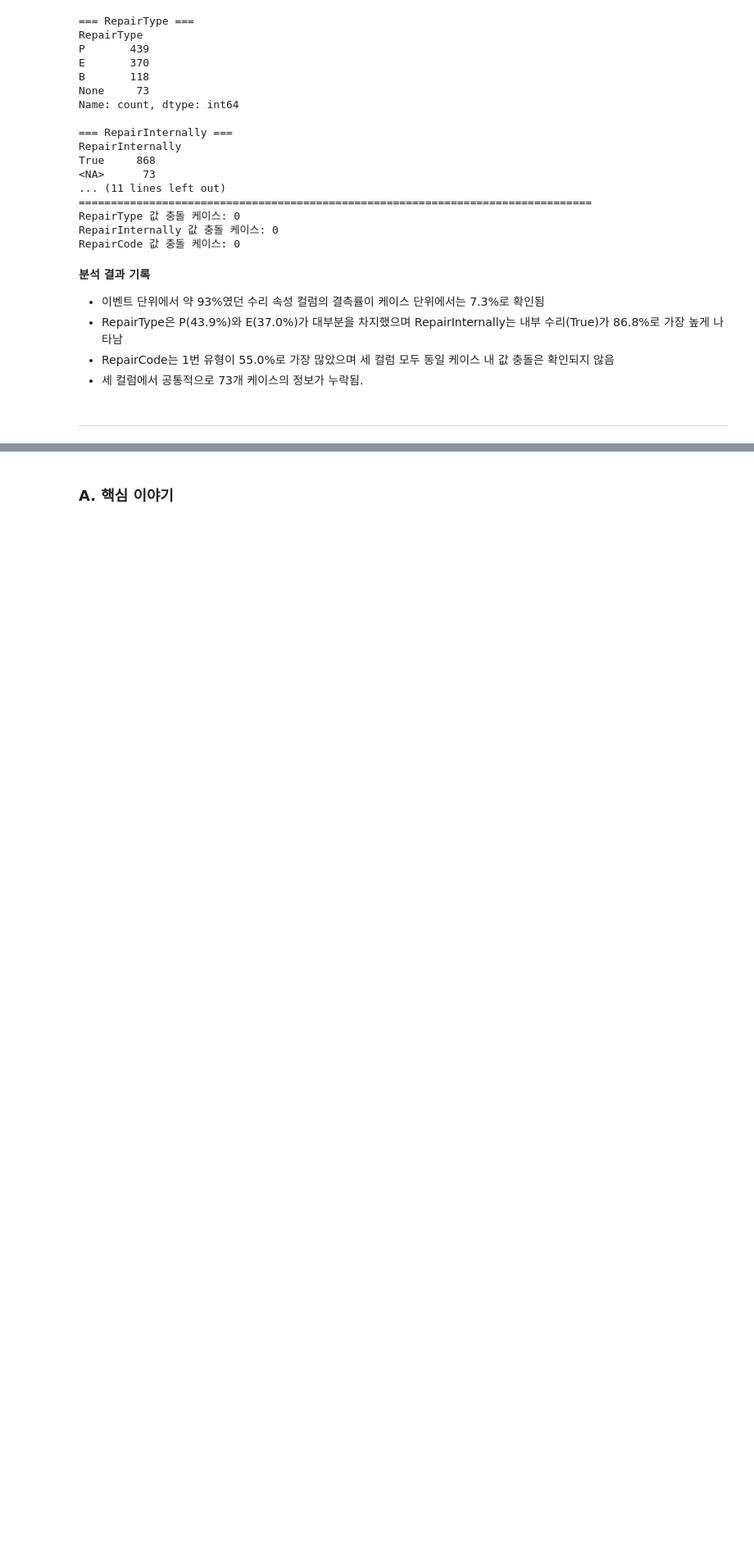
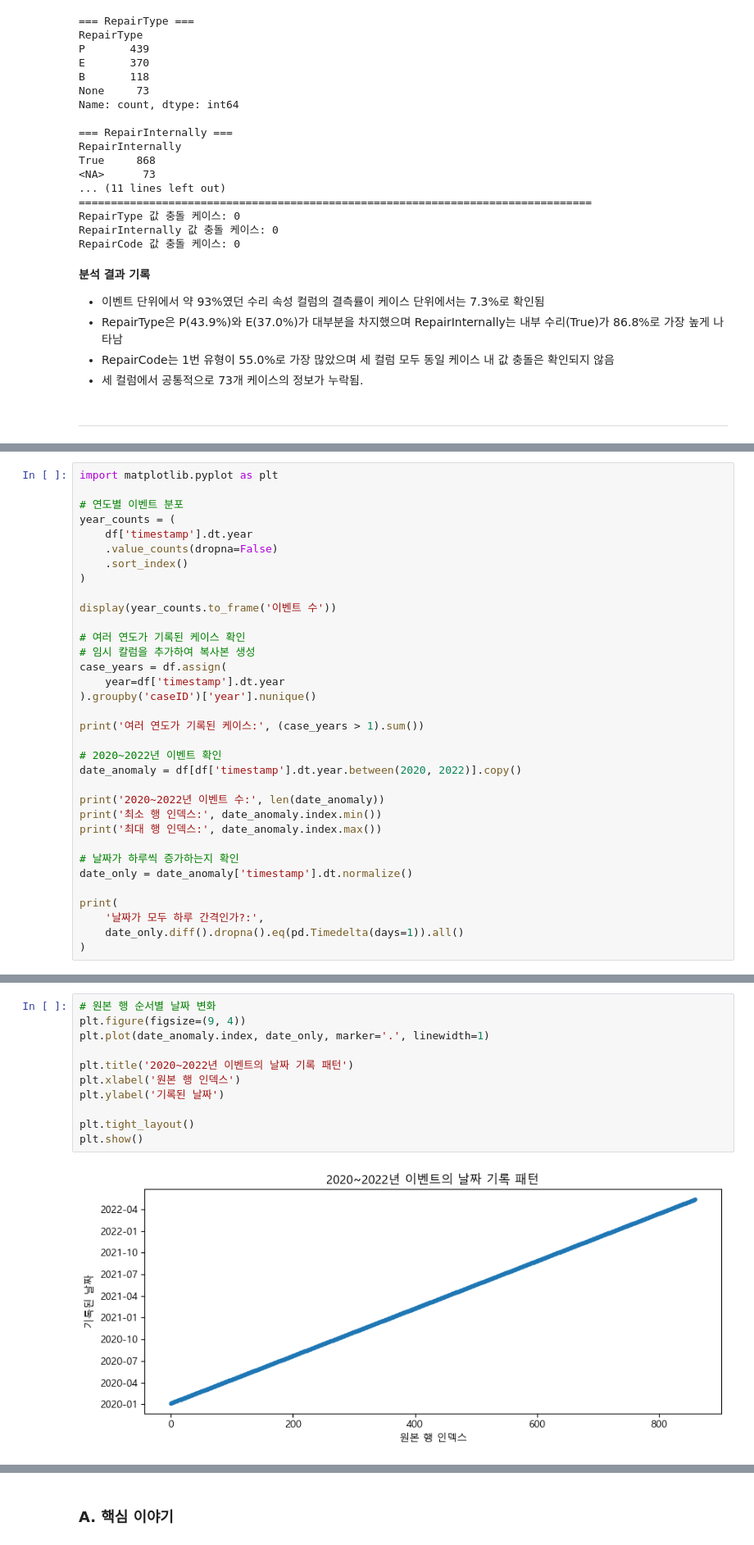
Before and after one commit to roh-git/DA_Assignment, a Jupyter notebook: repair2_분석.ipynb, the cells around one changed output, grey strips where cells are left out. Shown at 82% size. Cells and saved outputs as stored; diff of their text form; blank space fills up the shorter version.

```diff
--- a/repair2_분석.ipynb
+++ b/repair2_분석.ipynb
@@ -1135,0 +777,34 @@ PPT는 코드 작성 순서가 아니라 **질문에 답하는 순서**로 구
+# %%
+import matplotlib.pyplot as plt
+
+# 연도별 이벤트 분포
+year_counts = (
+    df['timestamp'].dt.year
+    .value_counts(dropna=False)
+    .sort_index()
+)
+
+display(year_counts.to_frame('이벤트 수'))
+
+# 여러 연도가 기록된 케이스 확인
+# 임시 칼럼을 추가하여 복사본 생성
+case_years = df.assign(
+    year=df['timestamp'].dt.year
+).groupby('caseID')['year'].nunique()
+
+print('여러 연도가 기록된 케이스:', (case_years > 1).sum())
+
+# 2020~2022년 이벤트 확인
+date_anomaly = df[df['timestamp'].dt.year.between(2020, 2022)].copy()
+
+print('2020~2022년 이벤트 수:', len(date_anomaly))
+print('최소 행 인덱스:', date_anomaly.index.min())
+print('최대 행 인덱스:', date_anomaly.index.max())
+
+# 날짜가 하루씩 증가하는지 확인
+date_only = date_anomaly['timestamp'].dt.normalize()
+
+print(
+    '날짜가 모두 하루 간격인가?:',
+    date_only.diff().dropna().eq(pd.Timedelta(days=1)).all()
+)
@@ -1135,0 +825,13 @@ PPT는 코드 작성 순서가 아니라 **질문에 답하는 순서**로 구
+# %%
+# 원본 행 순서별 날짜 변화
+plt.figure(figsize=(9, 4))
+plt.plot(date_anomaly.index, date_only, marker='.', linewidth=1)
+
+plt.title('2020~2022년 이벤트의 날짜 기록 패턴')
+plt.xlabel('원본 행 인덱스')
+plt.ylabel('기록된 날짜')
+
+plt.tight_layout()
+plt.show()
+# %% [output]
+[figure, added]
```
Also changed, not shown: parts of 190 cells of this notebook.
